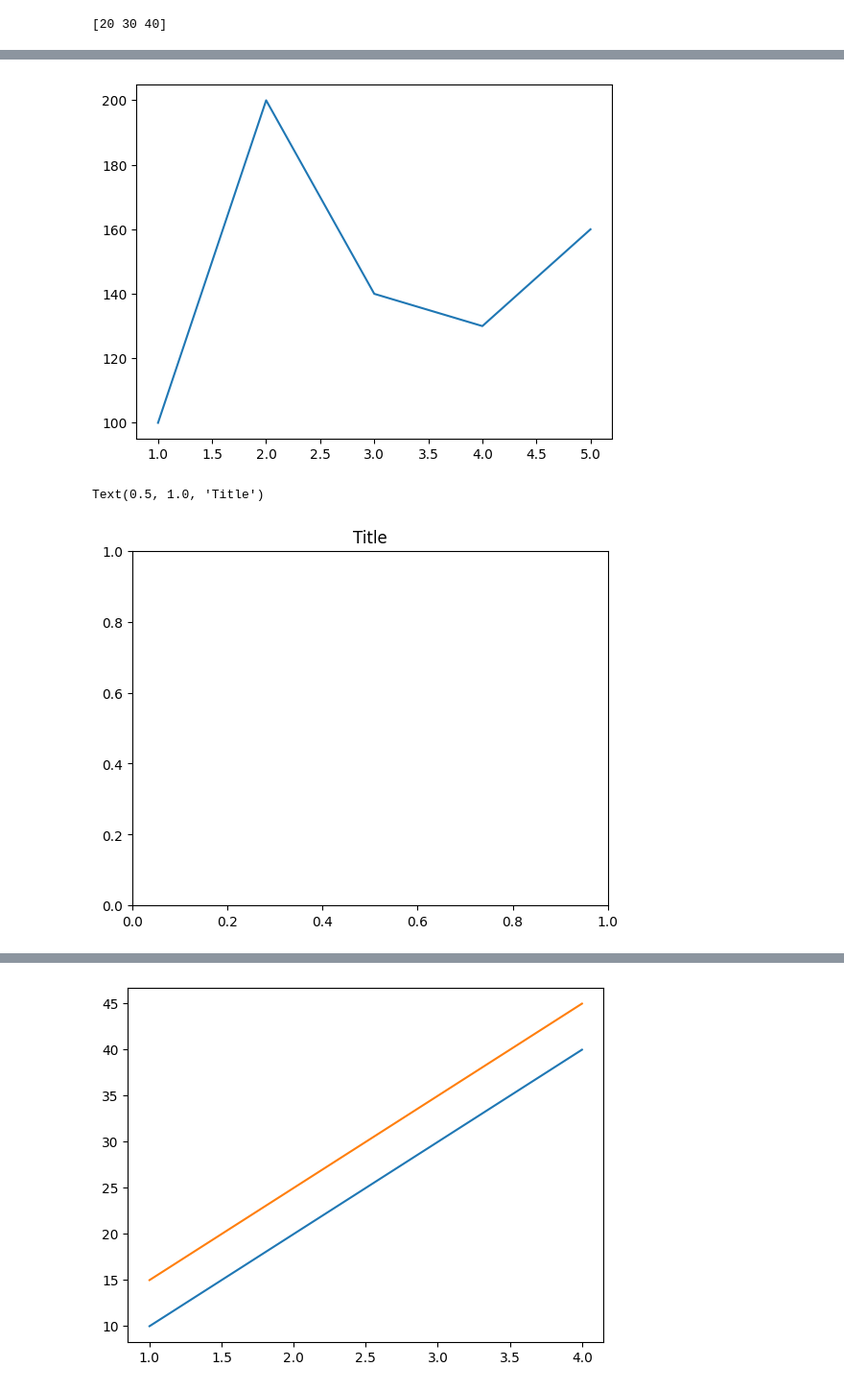
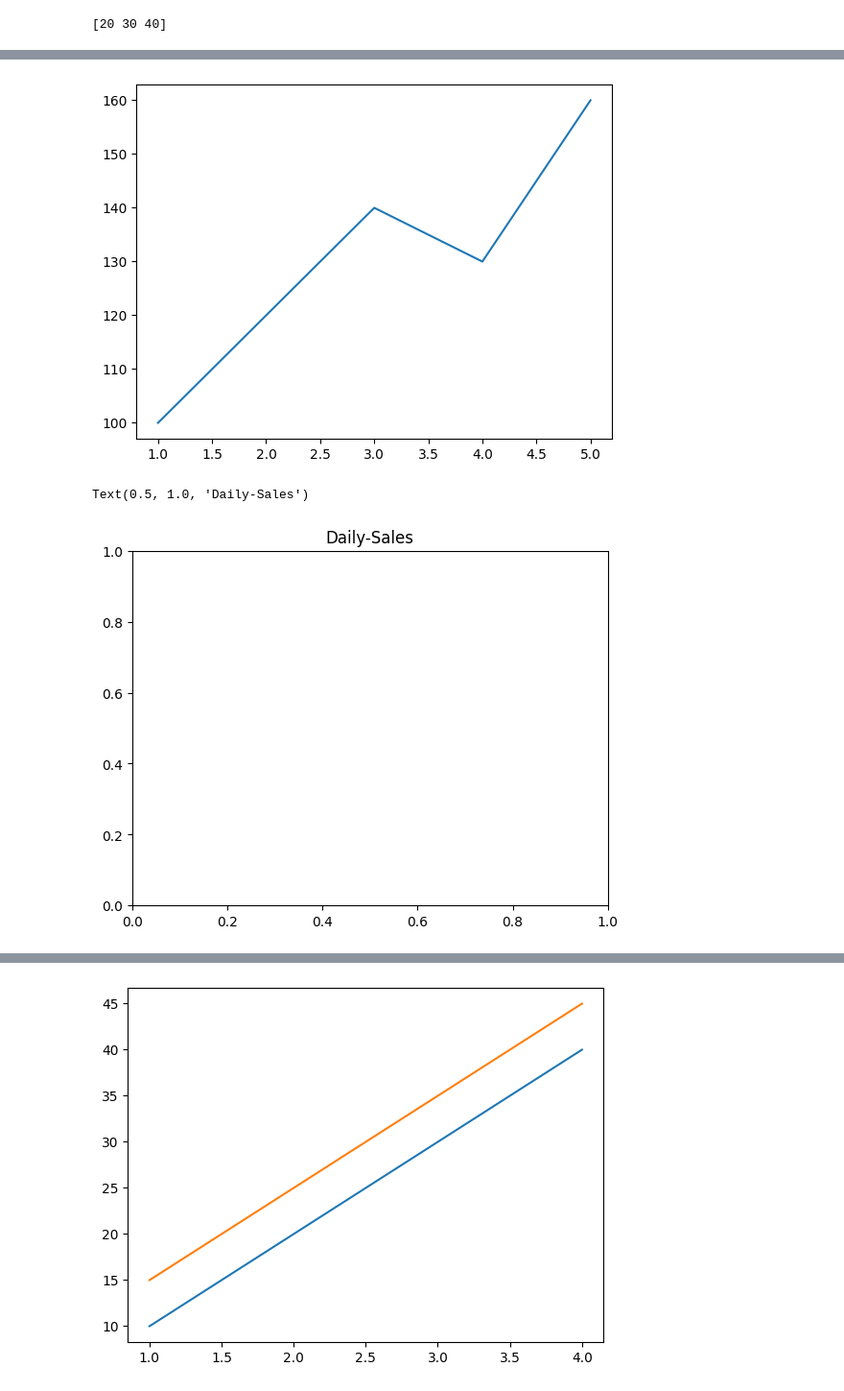
Before and after one commit to vyshnkb/DigitalQueueSystem, a Jupyter notebook: Untitled0.ipynb, the cells around one changed output, grey strips where cells are left out. Shown at 96% size. Cells and saved outputs as stored; diff of their text form; code cells hidden in the pictures.

```diff
--- a/Untitled0.ipynb
+++ b/Untitled0.ipynb
@@ -134,14 +92,14 @@ import matplotlib.pyplot as plt
 # %%
 import matplotlib.pyplot as plt
 days = [1,2,3,4,5]
-sales = [100,200,140,130,160]
+sales = [100,120,140,130,160]
 plt.plot(days,sales)
 plt.show()
 # %% [output]
-[figure, old version]
+[figure, new version]
 # %%
-plt.title("Title")
+plt.title("Daily-Sales")
 # %% [output]
-Text(0.5, 1.0, 'Title')
+Text(0.5, 1.0, 'Daily-Sales')
-[figure, old version]
+[figure, new version]
 # %%
```
Also changed, not shown: parts of 24 cells of this notebook.
